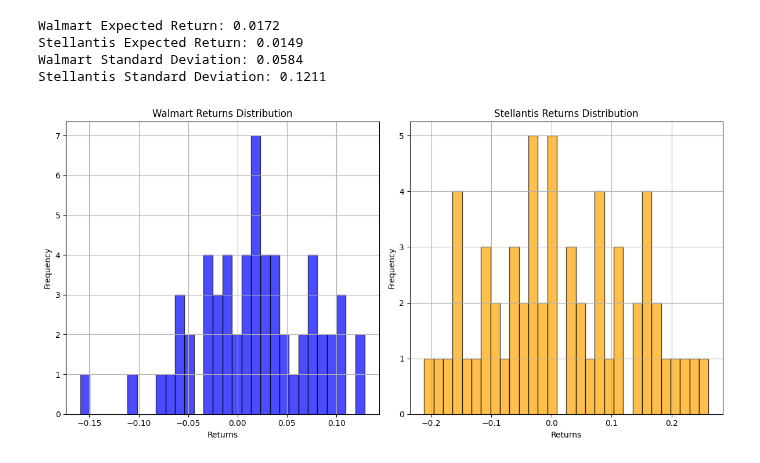
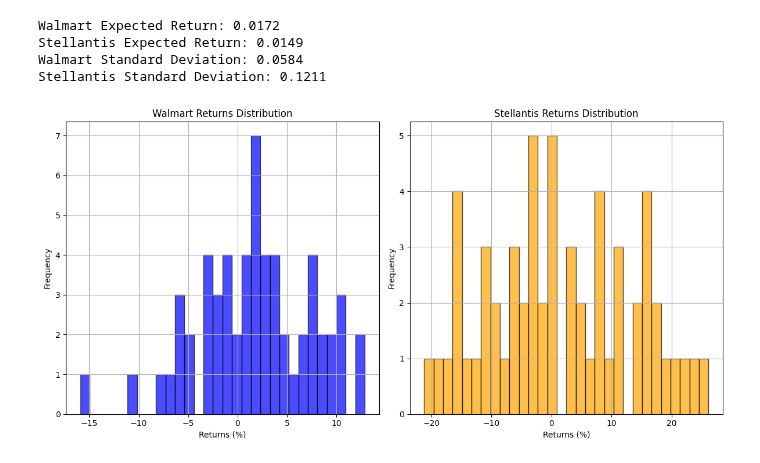
Before and after one commit to simonefilosofi/STLA-and-WMT-financial-analysis, a Jupyter notebook: 0_Dataset_Analysis.ipynb, the cells around one changed output. Drawn from its saved outputs; the diff is of its cells as text; code cells hidden in the pictures.

```diff
--- a/0_Dataset_Analysis.ipynb
+++ b/0_Dataset_Analysis.ipynb
@@ -65,23 +65,23 @@ Stellantis Standard Deviation: 0.1211
 # %%
 # Plotting the histograms of the returns with bin borders
 
 plt.figure(figsize=(12, 6))
 
 plt.subplot(1, 2, 1)
-plt.hist(walmart_df['Return'].dropna(), bins=30, color='blue', alpha=0.7, edgecolor='black')
+plt.hist(walmart_df['Return']*100, bins=30, color='blue', alpha=0.7, edgecolor='black')
 plt.title('Walmart Returns Distribution')
-plt.xlabel('Returns')
+plt.xlabel('Returns (%)')
 plt.ylabel('Frequency')
 plt.grid()
 
 plt.subplot(1, 2, 2)
-plt.hist(stellantis_df['Return'].dropna(), bins=30, color='orange', alpha=0.7, edgecolor='black')
+plt.hist(stellantis_df['Return']*100, bins=30, color='orange', alpha=0.7, edgecolor='black')
 plt.title('Stellantis Returns Distribution')
-plt.xlabel('Returns')
+plt.xlabel('Returns (%)')
 plt.ylabel('Frequency')
 plt.grid()
 
 plt.tight_layout()
 plt.show()
 # %% [output]
-[figure, old version]
+[figure, new version]
```
Also changed, not shown: parts of 2 cells of this notebook, 1 other file.
